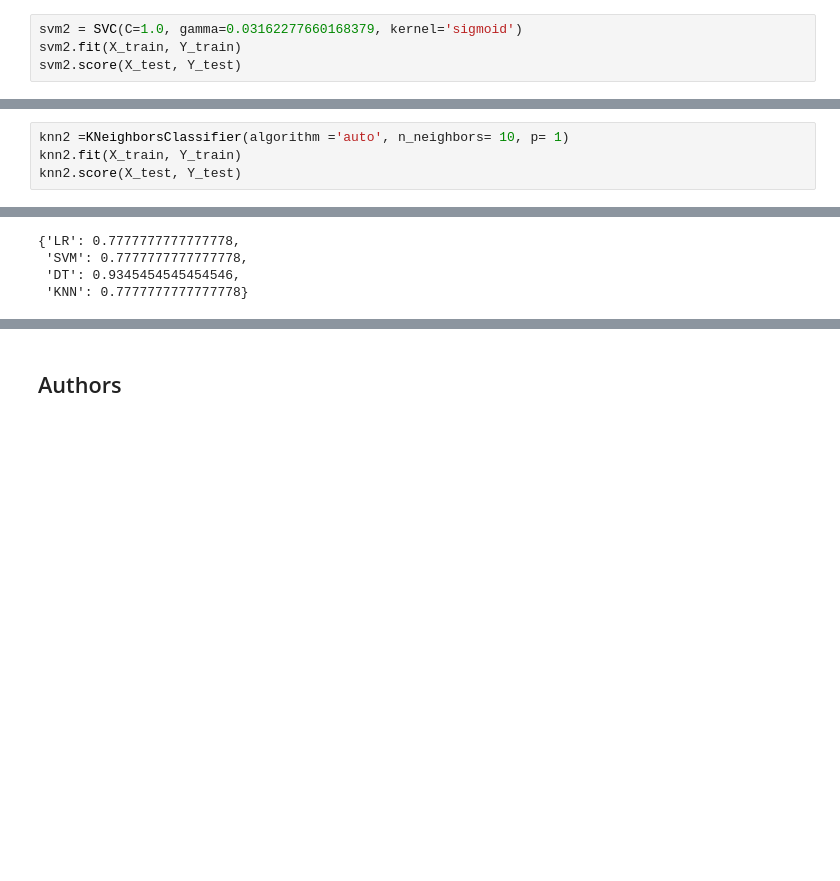
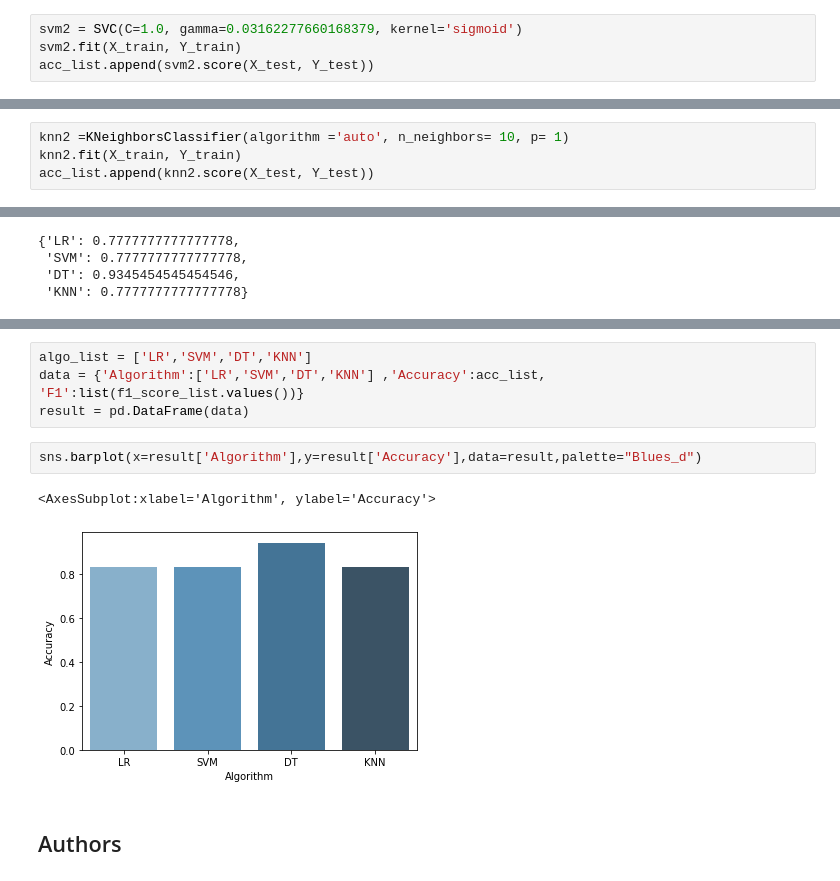
Before and after one commit to navodas/SpaceX, a Jupyter notebook: 7_SpaceX_Machine Learning Prediction_Part_5.ipynb, the cells around one changed output, grey strips where cells are left out. Cells and saved outputs as stored; diff of their text form; blank space fills up the shorter version.

```diff
--- a/7_SpaceX_Machine Learning Prediction_Part_5.ipynb
+++ b/7_SpaceX_Machine Learning Prediction_Part_5.ipynb
@@ -250,4 +273,4 @@ Calculate the accuracy on the test data using the method <code>score</code>:
 # %%
 svm2 = SVC(C=1.0, gamma=0.03162277660168379, kernel='sigmoid')
 svm2.fit(X_train, Y_train)
-svm2.score(X_test, Y_test)
+acc_list.append(svm2.score(X_test, Y_test))
@@ -344,4 +371,4 @@ Calculate the accuracy of tree_cv on the test data using the method <code>score<
 # %%
 knn2 =KNeighborsClassifier(algorithm ='auto', n_neighbors= 10, p= 1)
 knn2.fit(X_train, Y_train)
-knn2.score(X_test, Y_test)
+acc_list.append(knn2.score(X_test, Y_test))
@@ -371,3 +403,12 @@ f1_score_list
+# %%
+algo_list = ['LR','SVM','DT','KNN']
+data = {'Algorithm':['LR','SVM','DT','KNN'] ,'Accuracy':acc_list, 'F1':list(f1_score_list.values())}
+result = pd.DataFrame(data)
+# %%
+sns.barplot(x=result['Algorithm'],y=result['Accuracy'],data=result,palette="Blues_d")
+# %% [output]
+<AxesSubplot:xlabel='Algorithm', ylabel='Accuracy'>
+[figure, added]
 # %% [markdown]
 ## Authors
 # %% [markdown]
```
Also changed, not shown: parts of 15 cells of this notebook.
